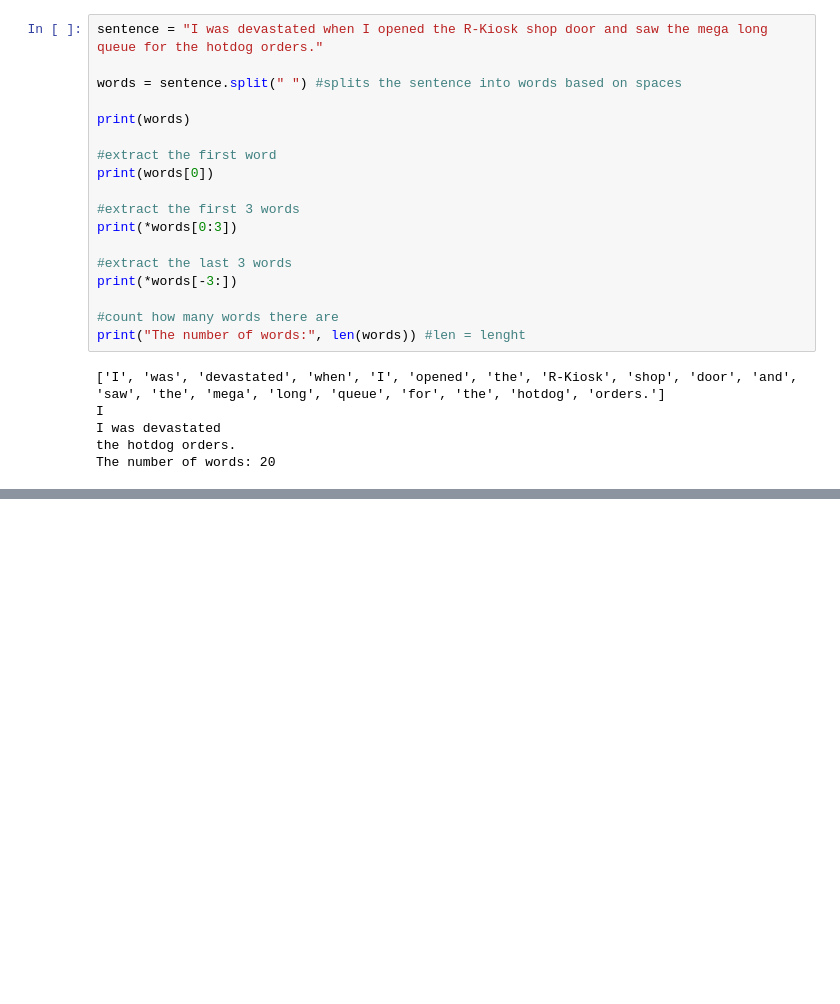
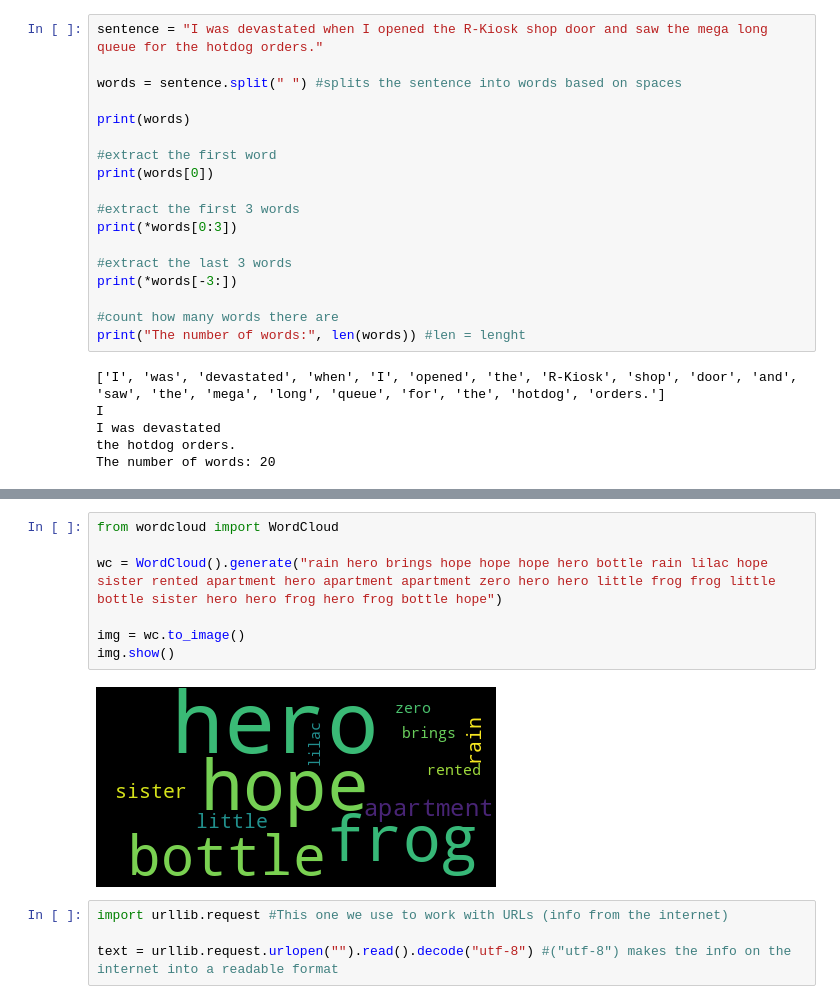
Before and after one commit to elisebrittaa-svg/dt-2025-data-visualisation, a Jupyter notebook: notebooks/class_work/week11.ipynb, the cells around one changed output, grey strips where cells are left out. Cells and saved outputs as stored; diff of their text form; blank space fills up the shorter version.

```diff
--- a/notebooks/class_work/week11.ipynb
+++ b/notebooks/class_work/week11.ipynb
@@ -116,0 +137,13 @@ The number of words: 20
+# %%
+from wordcloud import WordCloud
+
+wc = WordCloud().generate("rain hero brings hope hope hope hero bottle rain lilac hope sister rented apartment hero apartment apartment zero hero hero little frog frog little bottle sister hero hero frog hero frog bottle hope")
+
+img = wc.to_image()
+img.show()
+# %% [output]
+[figure, added]
+# %%
+import urllib.request #This one we use to work with URLs (info from the internet)
+
+text = urllib.request.urlopen("").read().decode("utf-8") #("utf-8") makes the info on the internet into a readable format
```
Also changed, not shown: parts of 1 cell of this notebook, 1 other file.
